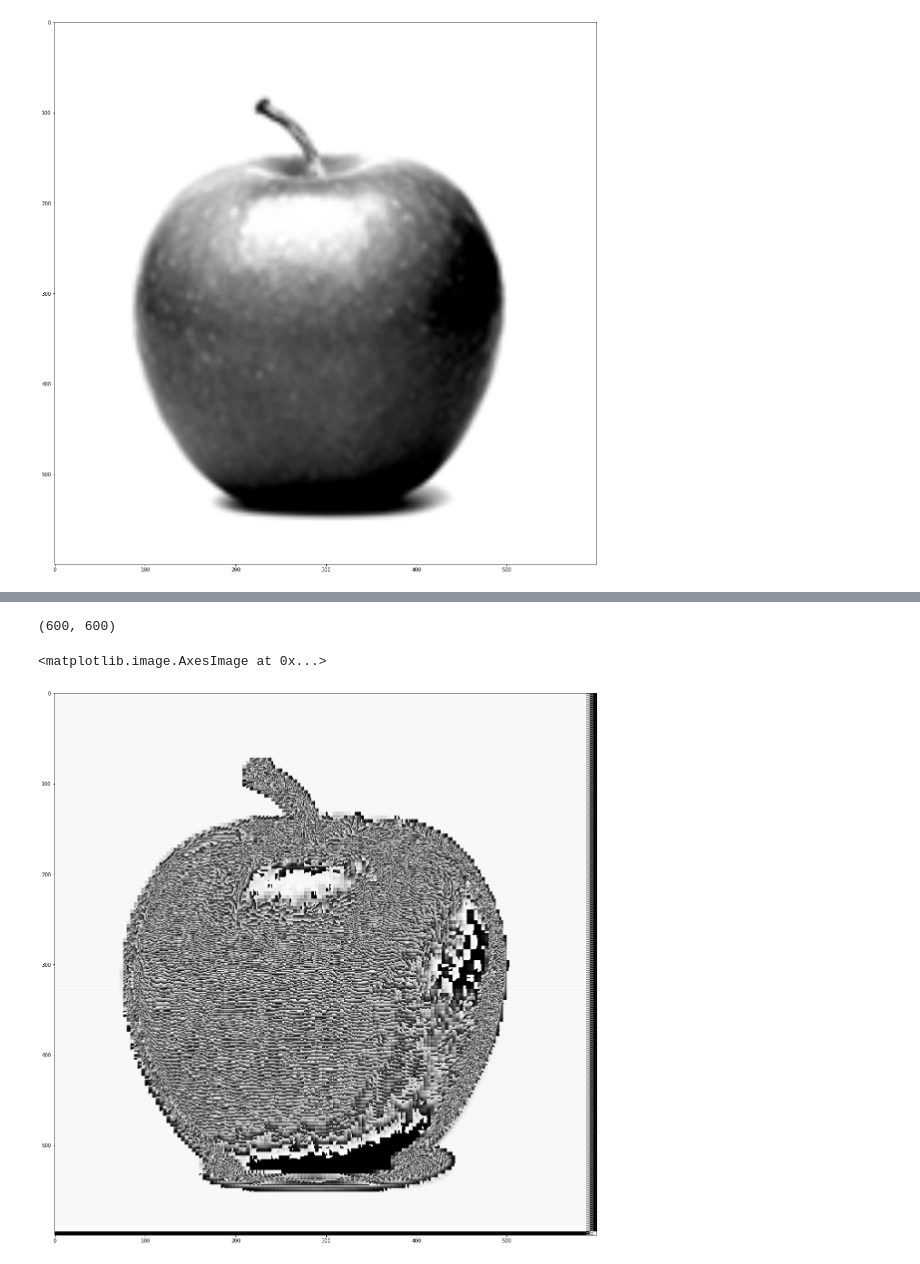
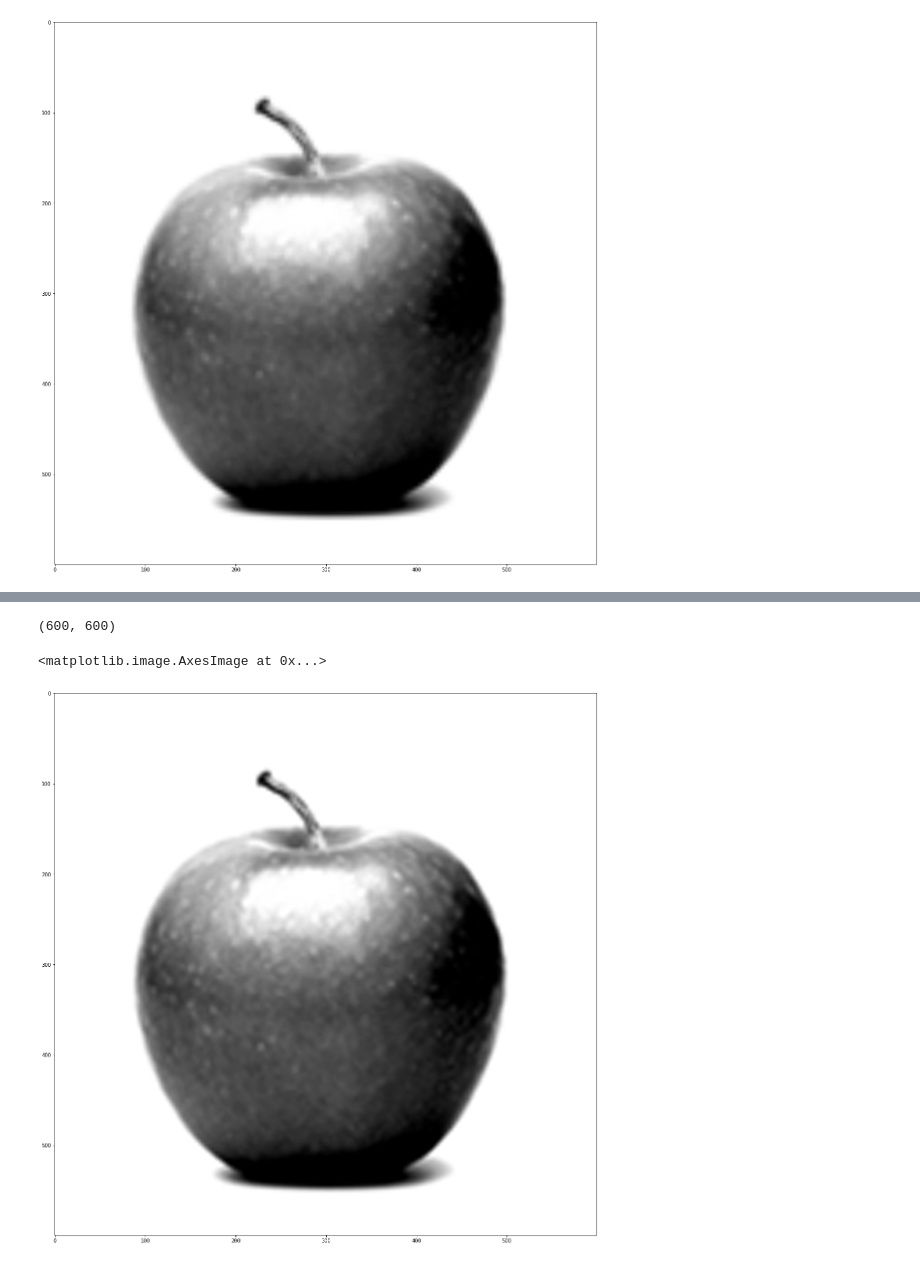
Before and after one commit to currymike123/ComputerVision, a Jupyter notebook: Module2b_update.ipynb, the cells around one changed output, grey strips where cells are left out. Drawn from its saved outputs; the diff is of its cells as text; code cells hidden in the pictures.

Commit message:
Update Bicubic and Added OpenCV bitwise

```diff
--- a/Module2b_update.ipynb
+++ b/Module2b_update.ipynb
@@ -280,13 +290,13 @@ plt.imshow(img, cmap='gray')
 <matplotlib.image.AxesImage at 0x...>
 [figure]
 # %%
-img = bilinear_interpolation(img, 4)
-print(img.shape)
+img_BL = bilinear_interpolation(img, 4)
+print(img_BL.shape)
 
 # Set the size of the plot.
 fig = plt.figure(figsize = (20,20))
 
-plt.imshow(img, cmap='gray')
+plt.imshow(img_BL, cmap='gray')
 # %% [output]
 (600, 600)
 <matplotlib.image.AxesImage at 0x...>
@@ -440,12 +368,12 @@ plt.imshow(img, cmap='gray')
 # %%
-img_Bicubic = bicubic_interpolation(img, 4)
-print(img_Bicubic.shape)
+oCv_img_NN = cv2.resize(img, None, fx = 4, fy = 4, interpolation=cv2.INTER_CUBIC)
+print(oCv_img_NN.shape)
 
 # Set the size of the plot.
 fig = plt.figure(figsize = (20,20))
-
-plt.imshow(img_Bicubic, cmap='gray')
+#Use matplotlib while using a python notebook. Draw the image.
+plt.imshow(oCv_img_NN, cmap='gray')
 # %% [output]
 (600, 600)
 <matplotlib.image.AxesImage at 0x...>
-[figure, old version]
+[figure, new version]
```
Also changed, not shown: parts of 5 cells of this notebook, 10 other files.
